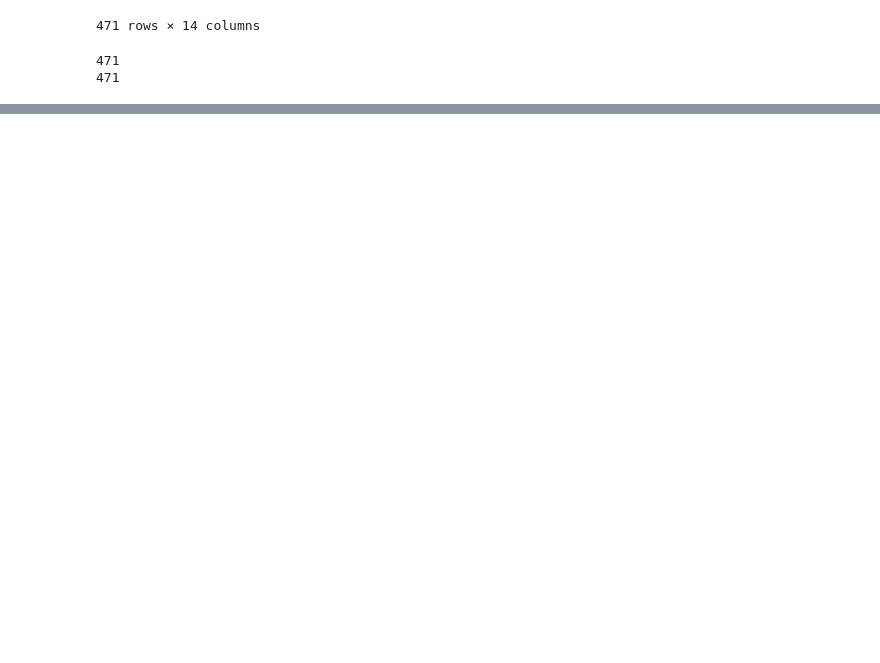
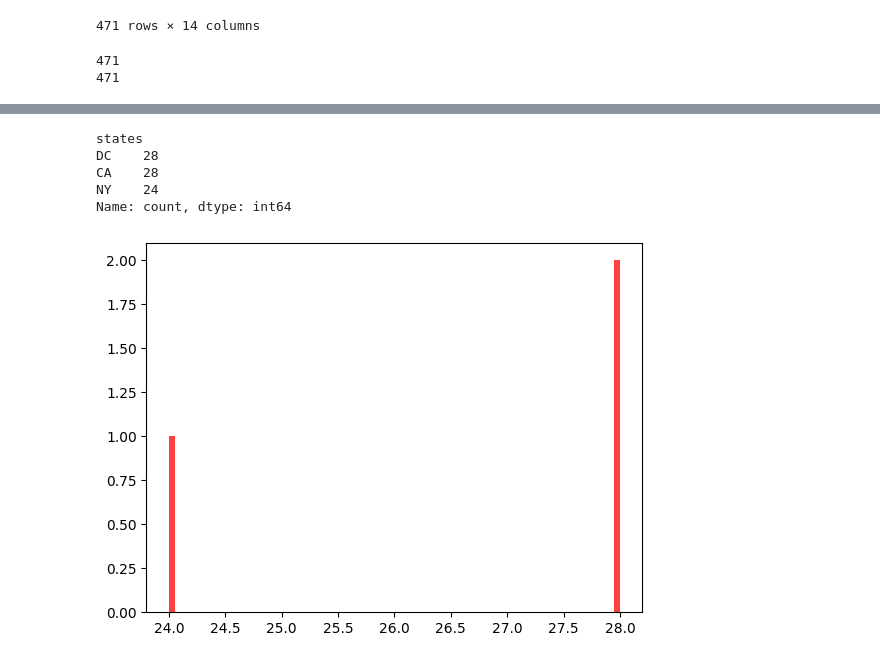
Before and after one commit to TechNTalk/bonfire_group_project_streamlit, a Jupyter notebook: clean.ipynb, the cells around one changed output, grey strips where cells are left out. Saved outputs shown, nothing was run; the diff lists cells and outputs as text; code cells hidden in the pictures; blank space fills up the shorter version.

```diff
--- a/clean.ipynb
+++ b/clean.ipynb
@@ -197,0 +237,13 @@ df.drop(columns='operating_hours', axis=1, inplace=True)
+# %%
+states_top_3['count']
+# %% [output]
+states
+DC    28
+CA    28
+NY    24
+Name: count, dtype: int64
+# %%
+plt.hist(states_top_3, bins = 75, label = 'Data', color = 'r', alpha = 0.75)
+plt.show()
+# %% [output]
+[figure, added]
```
Also changed, not shown: parts of 10 cells of this notebook, 15 other files.
